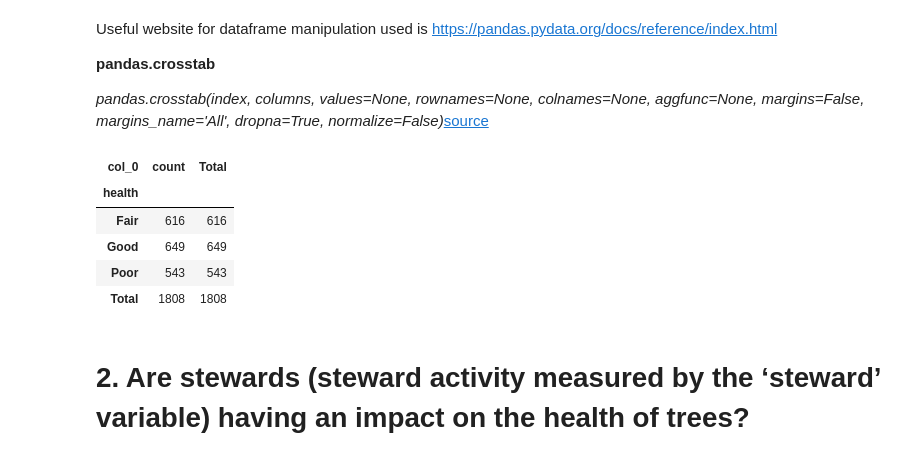
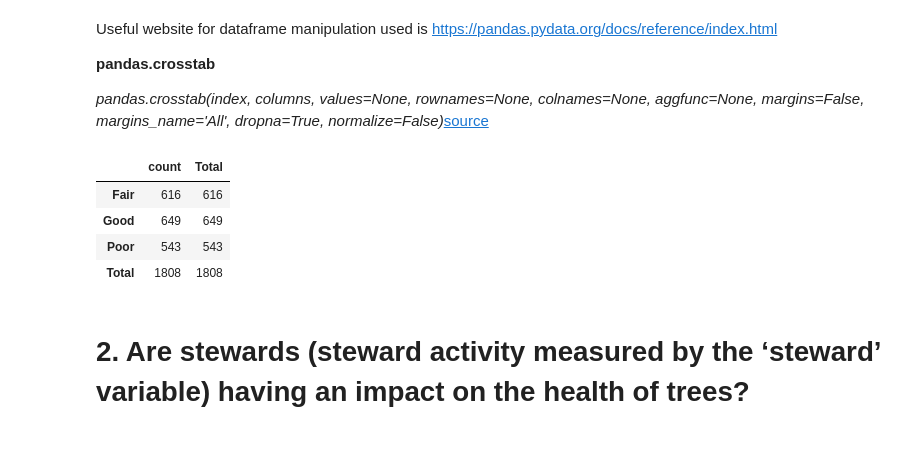
Before and after one commit to GitableGabe/CUNY_DATA_608, a Jupyter notebook: module4/module4-sample-code.ipynb, the cells around one changed output. Drawn from its saved outputs; the diff is of its cells as text; code cells hidden in the pictures.

```diff
--- a/module4/module4-sample-code.ipynb
+++ b/module4/module4-sample-code.ipynb
@@ -173,11 +172,12 @@ Useful website for dataframe manipulation used is https://pandas.pydata.org/docs
 
 *pandas.crosstab(index, columns, values=None, rownames=None, colnames=None, aggfunc=None, margins=False, margins_name='All', dropna=True, normalize=False)*[source](https://pandas.pydata.org/docs/reference/api/pandas.crosstab.html)
 # %%
-pd.crosstab(index=soql_trees_1['health'], columns='count', margins=True,
-            margins_name="Total",dropna=True,normalize=False)
+(pd.crosstab(index=soql_trees_1['health'], columns='count',
+                    margins=True,margins_name="Total"
+                    ,dropna=True,
+                    normalize=False)).rename_axis(None).rename_axis(None, axis=1)
 # %% [output]
-| col_0 | count | Total |
-| health |  |  |
+|  | count | Total |
 | Fair | 616 | 616 |
 | Good | 649 | 649 |
 | Poor | 543 | 543 |
```
Also changed, not shown: parts of 10 cells of this notebook.
